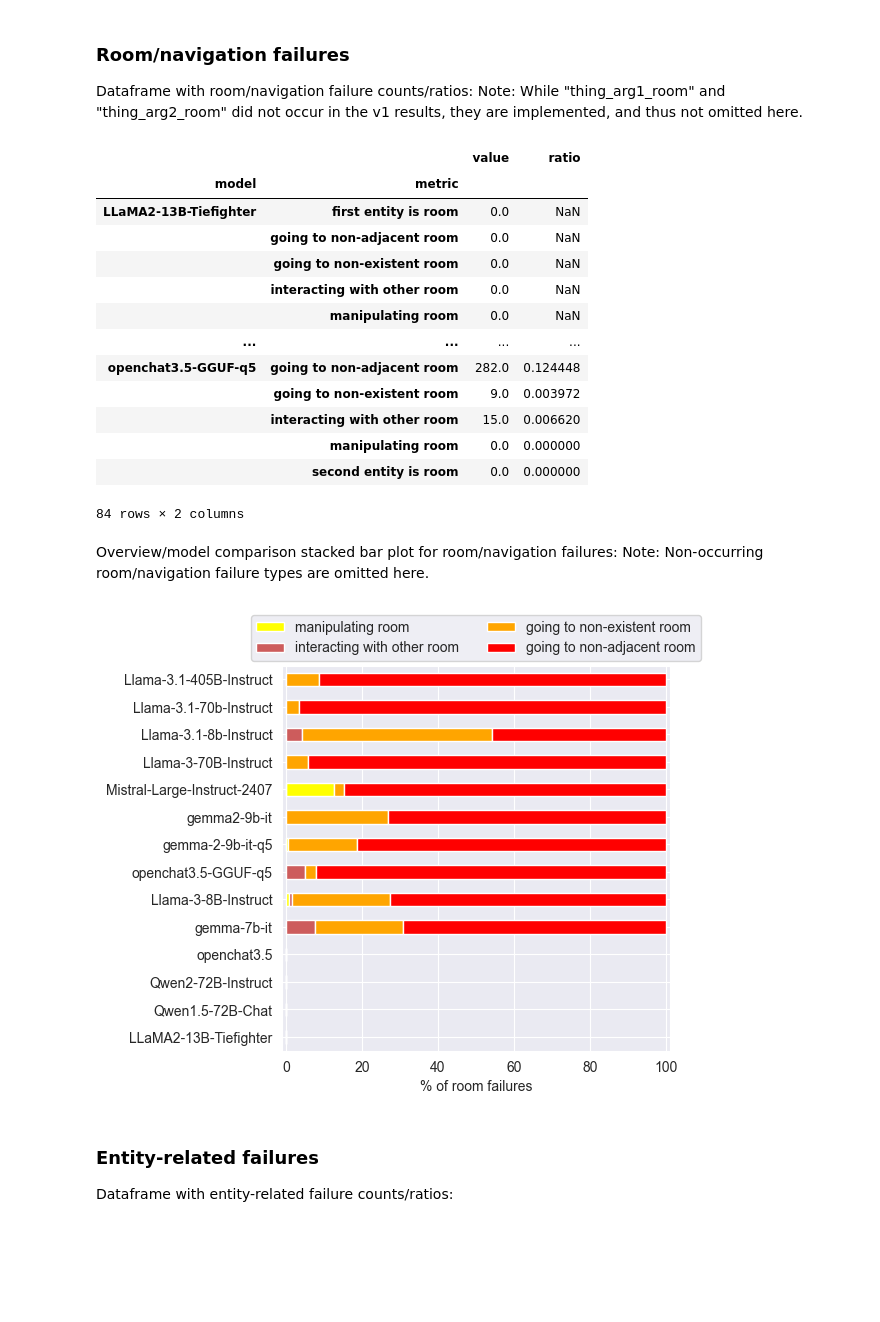
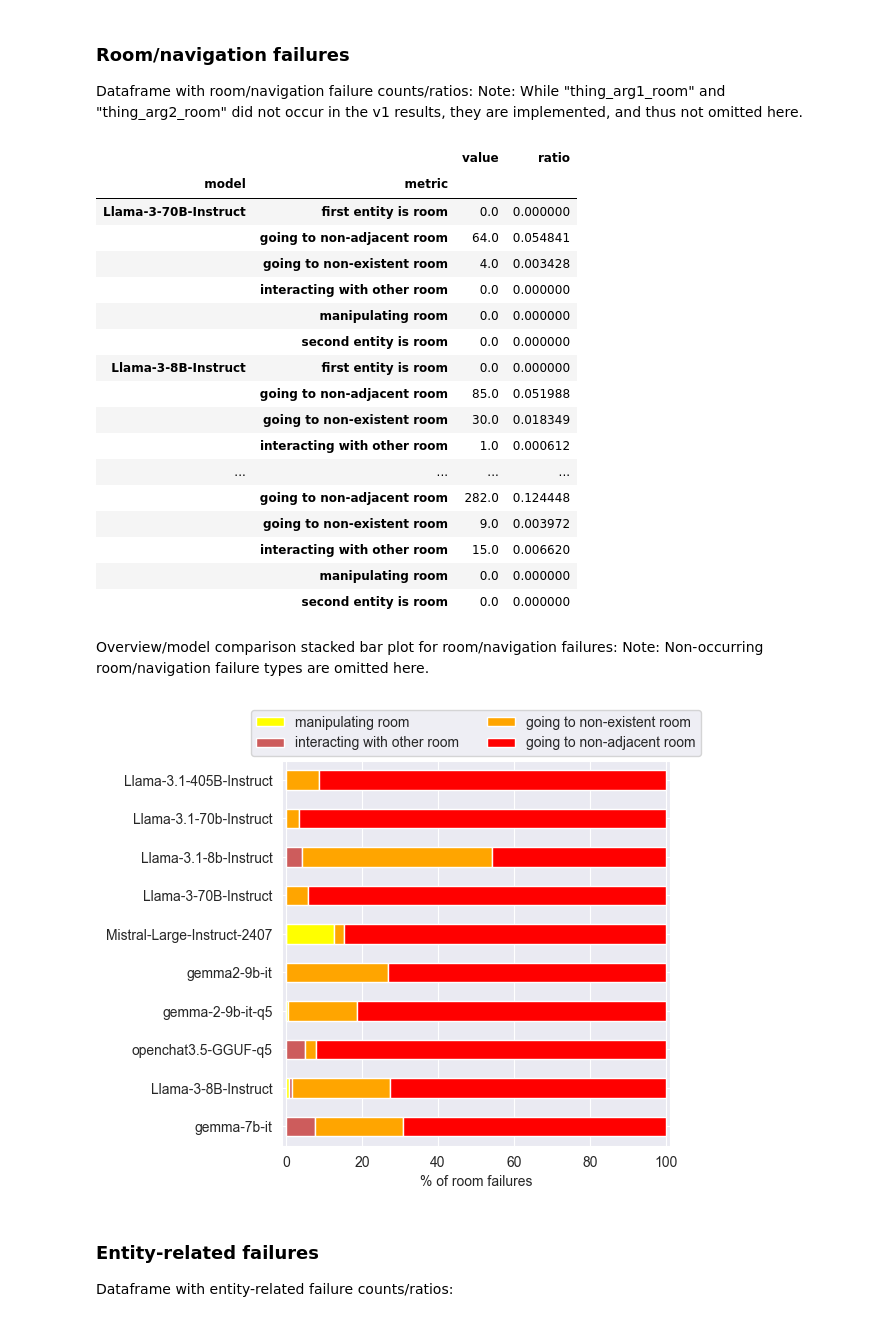
Before and after one commit to Gnurro/clemcore, a Jupyter notebook: adventuregame_eval.ipynb, the cells around one changed output. Drawn from its saved outputs; the diff is of its cells as text; code cells hidden in the pictures; blank space fills up the shorter version.

```diff
--- a/adventuregame_eval.ipynb
+++ b/adventuregame_eval.ipynb
@@ -212,0 +215,4 @@ plt.show()
+# %%
+all_abort_models = ["openchat3.5", "Qwen2-72B-Instruct", "Qwen1.5-72B-Chat", "LLaMA2-13B-Tiefighter"]
+game_df = game_df.query('model not in ["openchat3.5", "Qwen2-72B-Instruct", "Qwen1.5-72B-Chat", "LLaMA2-13B-Tiefighter"]')
+game_df
@@ -426,52 +446,56 @@ room_failures_counts
 # %% [output]
 |  |  | value | ratio |
 | model | metric |  |  |
-| LLaMA2-13B-Tiefighter | first entity is room | 0.0 | NaN |
-|  | going to non-adjacent room | 0.0 | NaN |
-|  | going to non-existent room | 0.0 | NaN |
-|  | interacting with other room | 0.0 | NaN |
-|  | manipulating room | 0.0 | NaN |
+| Llama-3-70B-Instruct | first entity is room | 0.0 | 0.000000 |
+|  | going to non-adjacent room | 64.0 | 0.054841 |
+|  | going to non-existent room | 4.0 | 0.003428 |
+|  | interacting with other room | 0.0 | 0.000000 |
+|  | manipulating room | 0.0 | 0.000000 |
+|  | second entity is room | 0.0 | 0.000000 |
+| Llama-3-8B-Instruct | first entity is room | 0.0 | 0.000000 |
+|  | going to non-adjacent room | 85.0 | 0.051988 |
+|  | going to non-existent room | 30.0 | 0.018349 |
+|  | interacting with other room | 1.0 | 0.000612 |
 | ... | ... | ... | ... |
-| openchat3.5-GGUF-q5 | going to non-adjacent room | 282.0 | 0.124448 |
+|  | going to non-adjacent room | 282.0 | 0.124448 |
 |  | going to non-existent room | 9.0 | 0.003972 |
 |  | interacting with other room | 15.0 | 0.006620 |
 |  | manipulating room | 0.0 | 0.000000 |
 |  | second entity is room | 0.0 | 0.000000 |
-84 rows × 2 columns
 # %% [markdown]
 Overview/model comparison stacked bar plot for room/navigation failures:
 Note: Non-occurring room/navigation failure types are omitted here.
 # %%
 STACK_COLORS = ['yellow', 'orange', 'indianred', 'yellow', 'orange', 'red']
 
 room_failures = ["not_room_type", "no_exit_to", "manipulating_room", "other_room_argument"]
 
 df_aux = game_df[game_df.metric.isin(room_failures)]
 df_aux = df_aux.replace(metric_name_dict)
 
 df_aux = (df_aux.pivot(index=['game', 'model', 'experiment', 'episode'],
                        columns='metric',
                        values='value')
                 .reset_index()
                 .drop(columns=['game', 'experiment', 'episode'])
                 .groupby('model')
                 .sum()
                 .sort_values(axis=1, by='metric', ascending=False))
 percs = 100 * df_aux.div(df_aux.sum(axis=1), axis=0)
-order = clem_df.sort_values(by='-, clemscore').index
+order = clem_df.query('index not in ["openchat3.5", "Qwen2-72B-Instruct", "Qwen1.5-72B-Chat", "LLaMA2-13B-Tiefighter"]').sort_values(by='-, clemscore').index
 percs = percs.reindex(order)
 
 percs.plot(kind='barh',
            stacked=True,
            figsize=(5, 5),
            colormap=ListedColormap(STACK_COLORS))
 plt.legend(loc='upper center', bbox_to_anchor=(0.5, 1.15), ncols=2)
 plt.xlabel('% of room failures')
 plt.xlim(-1, 101)
 plt.ylabel('')
 plt.show()
 # %% [output]
-[figure, old version]
+[figure, new version]
 # %% [markdown]
 ### Entity-related failures
 Dataframe with entity-related failure counts/ratios:
```
Also changed, not shown: parts of 27 cells of this notebook.
